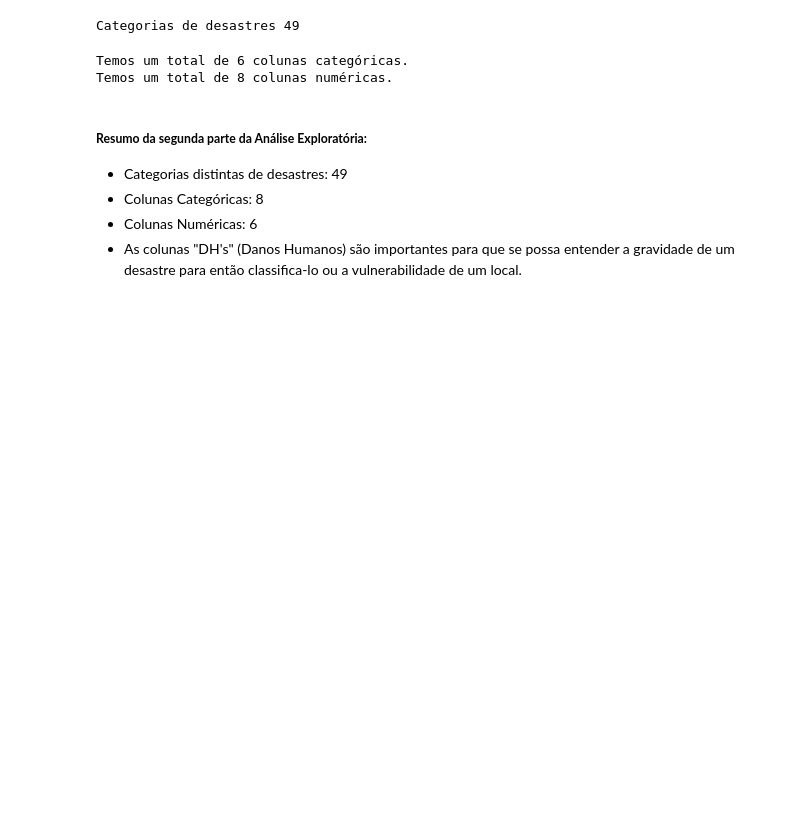
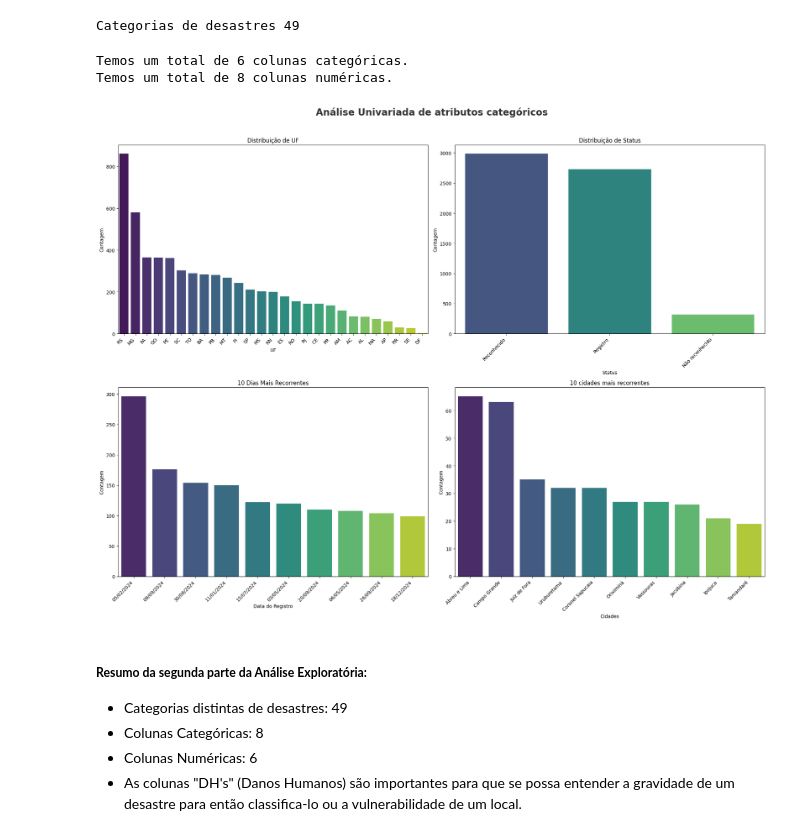
Before and after one commit to vitorjensen/Python_para_Dados, a Jupyter notebook: Projetos/Análise Exploratória de Danos Informados/Análise_Exploratória_de_Danos.ipynb, the cells around one changed output. Saved outputs shown, nothing was run; the diff lists cells and outputs as text; code cells hidden in the pictures; blank space fills up the shorter version.

Commit message:
Realizada a Análise Univariada de Atributos Categóricos

```diff
--- a/Projetos/Análise Exploratória de Danos Informados/Análise_Exploratória_de_Danos.ipynb
+++ b/Projetos/Análise Exploratória de Danos Informados/Análise_Exploratória_de_Danos.ipynb
@@ -87,20 +89,52 @@ print(f"Temos um total de {len(colunas_numericas)} colunas numéricas.")
 # %% [output]
 Temos um total de 6 colunas categóricas.
 Temos um total de 8 colunas numéricas.
-# %%
-# Fazendo Análise Univariada de Atributos Categóricos
-warnings.filterwarnings('ignore') #Ignorando avisos
-
-plt.figure(figsize=(15, 15))
-plt.suptitle("Análise Univariada de atributos categóricos", fontsize=20, fontweight='bold', alpha=0.8, y=1)
-categorias = ['UF', 'Município', 'Registro', 'COBRADE', 'Status']
-
-for i in range(len(categorias)):
-  plt.subplot(2,2,i+1)
-  sns.countplot(x=df[categorias[i]])
-  plt.xlabel(categorias[i])
-  plt.xticks(rotation=45)
-  plt.tight_layout()
+# %%
+# Análise Univariada dos Atributos Categóricos.
+
+warnings.filterwarnings('ignore')
+
+dias_mais_recorrentes = df['Registro'].value_counts().head(10) # Fazendo uma contagem das 10 datas mais recorrentes.
+cidades_mais_recorrentes = df['Município'].value_counts().head(10) # Fazendo um contagem das 10 cidades mais recorrentes.
+
+# Definindo as colunas categóricas para plotar
+atributos_categoricos = ['UF', 'Status']
+
+# Criando a figura
+plt.figure(figsize=(20, 15))
+plt.suptitle("Análise Univariada de atributos categóricos", fontsize=20, fontweight='bold', alpha=0.8, y=1.02)
+
+# Criando os subplots das colunas categóricas
+
+for i, categoria in enumerate(atributos_categoricos): #Usando a função enumerate, para extrair um par de informações: índice(i) e posição(categoria).
+  plt.subplot(2, 2, i + 1) # Formatando a visualização em 2 linhas, 2 colunas e falando para i assumir a posição inicial (0) e somar 1 para acessar cada item da lista (atributos_categoricos).
+  sns.countplot(x=df[categoria], order=df[categoria].value_counts().index, palette='viridis') #Definindo o eixo X, como será a ordem dos itens dados em "categoria" e uma paleta de cores
+  plt.title(f'Distribuição de {categoria}') # Defini um título para cada gráfico
+  plt.xlabel(categoria) #Coloca o texto dos índices dispostos no eixo X do gráfico
+  plt.ylabel('Contagem') # Defini um texto padrão para o eixo Y
+  plt.xticks(rotation=45, ha='right') # definindo a rotação dos textos no eixo X e o tipo de alinhamento horizontal (ha=right)
+  plt.tight_layout() # Ajusta o layout para evitar sobreposição, deixando espaço para o suptitle
+
+# Plotando as 10 datas mais recorrentes
+
+plt.subplot(2, 2, len(atributos_categoricos) + 1) # Adiciona o quarto subplot, tamanho da variável + 1
+sns.barplot(x=dias_mais_recorrentes.index, y=dias_mais_recorrentes.values, palette='viridis')
+plt.title('10 Dias Mais Recorrentes')
+plt.xlabel('Data do Registro')
+plt.ylabel('Contagem')
+plt.xticks(rotation=45, ha='right') # definindo a rotação dos textos no eixo X e o tipo de alinhamento horizontal (ha=right)
+plt.tight_layout() # Ajusta o layout para evitar sobreposição, deixando espaço para o suptitle
+
+# Plotando as 10 cidades mais recorrentes
+plt.subplot(2, 2, len(atributos_categoricos) + 2)
+sns.barplot(x=cidades_mais_recorrentes.index, y=cidades_mais_recorrentes.values, palette='viridis')
+plt.title('10 cidades mais recorrentes')
+plt.xlabel('Cidades')
+plt.ylabel('Contagem')
+plt.xticks(rotation=45, ha='right')
+plt.tight_layout()
+# %% [output]
+[figure, added]
 # %% [markdown]
 ##### **Resumo da segunda parte da Análise Exploratória:**
 - Categorias distintas de desastres: 49
```
Also changed, not shown: parts of 5 cells of this notebook.
